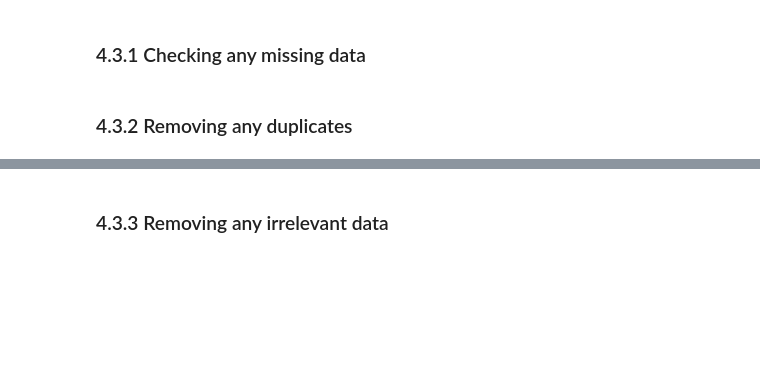
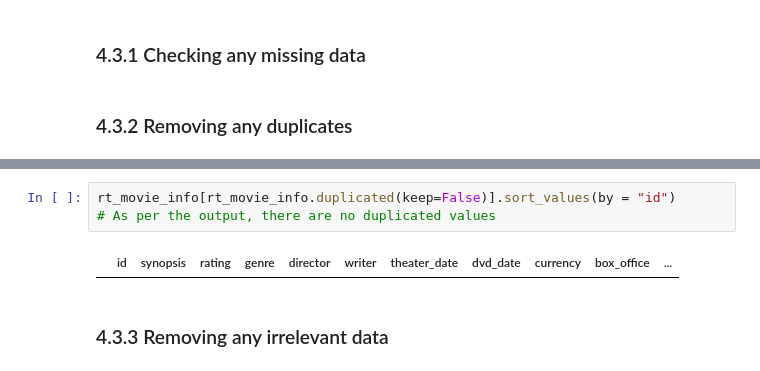
Before and after one commit to MuchiriKinyua/Microsoft-Movie-Project, a Jupyter notebook: Microsoft Movie project.ipynb, the cells around one changed output, grey strips where cells are left out. Drawn from its saved outputs; the diff is of its cells as text; blank space fills up the shorter version.

Commit message:
Checking for any duplicates in the data

```diff
--- a/Microsoft Movie project.ipynb
+++ b/Microsoft Movie project.ipynb
@@ -250,3 +284,8 @@ rt_movie_info.describe()
+# %%
+rt_movie_info[rt_movie_info.duplicated(keep=False)].sort_values(by = "id")
+# As per the output, there are no duplicated values
+# %% [output]
+|  | id | synopsis | rating | genre | director | writer | theater_date | dvd_date | currency | box_office | ... |
 # %% [markdown]
 ### 4.3.3 Removing any irrelevant data
 # %% [markdown]
```
Also changed, not shown: parts of 4 cells of this notebook.
